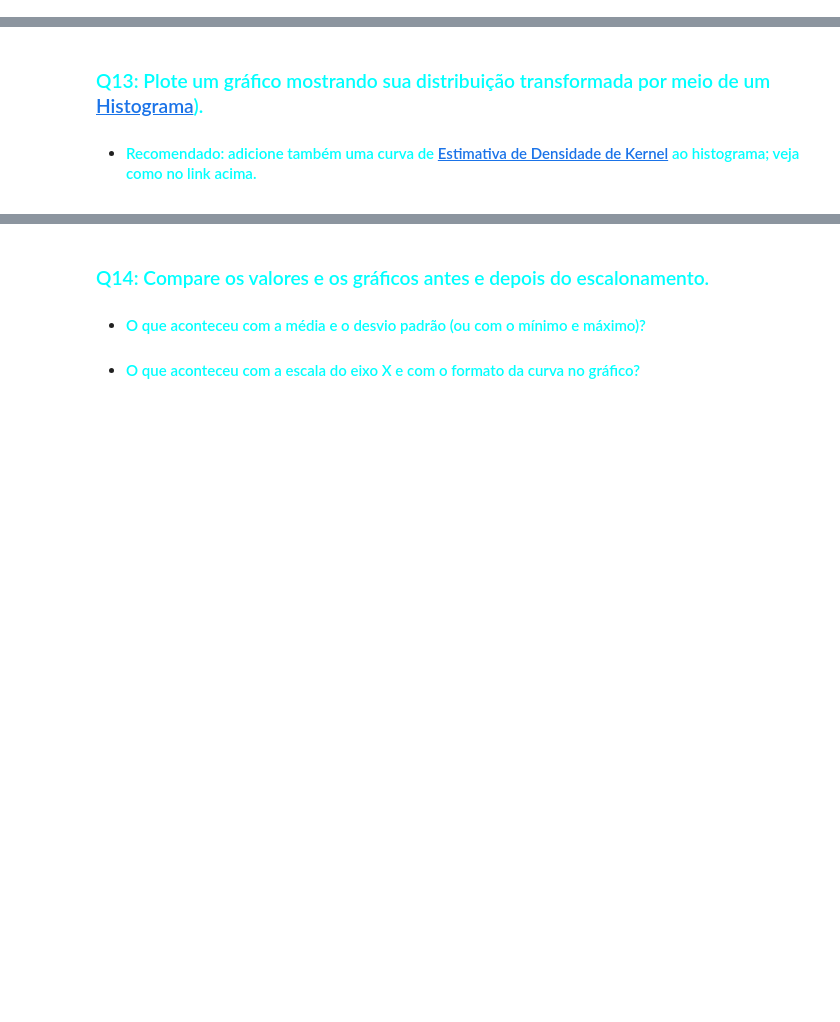
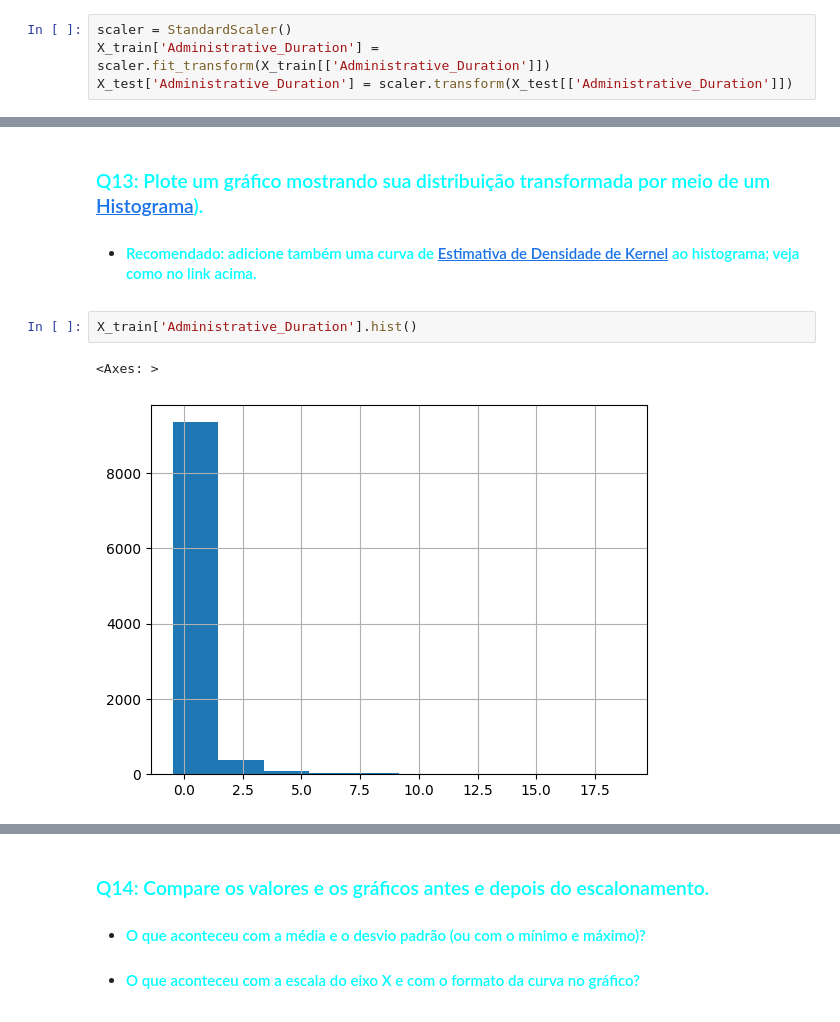
Before and after one commit to jaumg2004/Academia-Digital, a Jupyter notebook: lab/C24_2026_1_LL_Atividade_04_MMMM.ipynb, the cells around one changed output, grey strips where cells are left out. Cells and saved outputs as stored; diff of their text form; blank space fills up the shorter version.

```diff
--- a/lab/C24_2026_1_LL_Atividade_04_MMMM.ipynb
+++ b/lab/C24_2026_1_LL_Atividade_04_MMMM.ipynb
@@ -180,5 +191,9 @@ dtype: int64
 
 - #### <font color='cyan'>Atenção: Realize a transformação e substitua os valores da coluna original no DataFrame (`X_train` e `X_test`) pelos valores escalonados.</font>
 - #### <font color='cyan'>Lembre-se de utilizar o método `fit_transform` no conjunto de treinamento e apenas `transform` no conjunto de teste.</font>
+# %%
+scaler = StandardScaler()
+X_train['Administrative_Duration'] = scaler.fit_transform(X_train[['Administrative_Duration']])
+X_test['Administrative_Duration'] = scaler.transform(X_test[['Administrative_Duration']])
 # %% [markdown]
 ### <font color='cyan'>Q12: Calcule e exiba as estatísticas descritivas dessa variável transformada (Média, Mediana, Desvio Padrão, Mínimo e Máximo).</font>
@@ -185,3 +223,8 @@ dtype: int64
 # %% [markdown]
 ### <font color='cyan'>Q13: Plote um gráfico mostrando sua distribuição transformada por meio de um [Histograma](https://seaborn.pydata.org/generated/seaborn.histplot.html)).</font>
 - #### <font color='cyan'>Recomendado: adicione também uma curva de [Estimativa de Densidade de Kernel](https://pt.wikipedia.org/wiki/Estimativa_de_densidade_kernel) ao histograma; veja como no link acima.</font>
+# %%
+X_train['Administrative_Duration'].hist()
+# %% [output]
+<Axes: >
+[figure, added]
```
Also changed, not shown: parts of 22 cells of this notebook.
